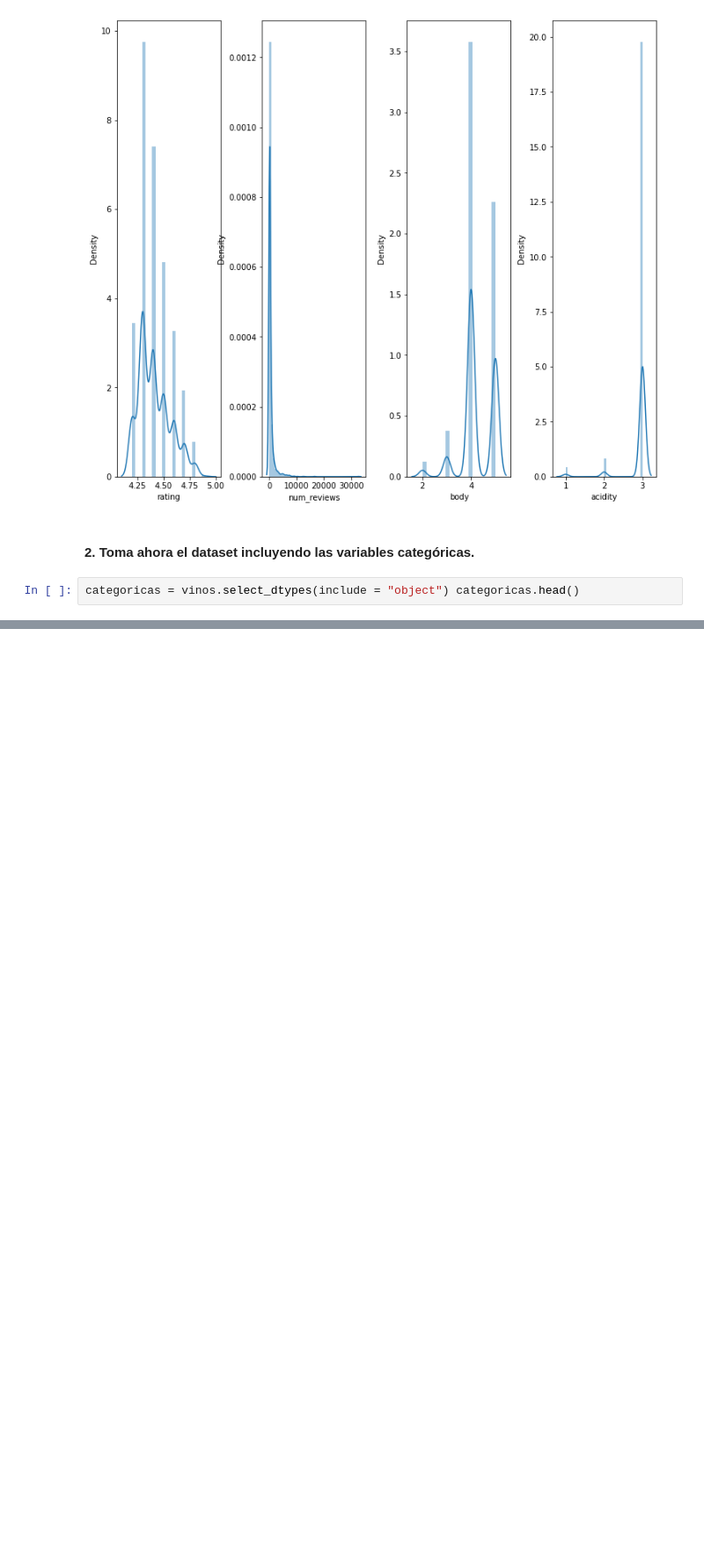
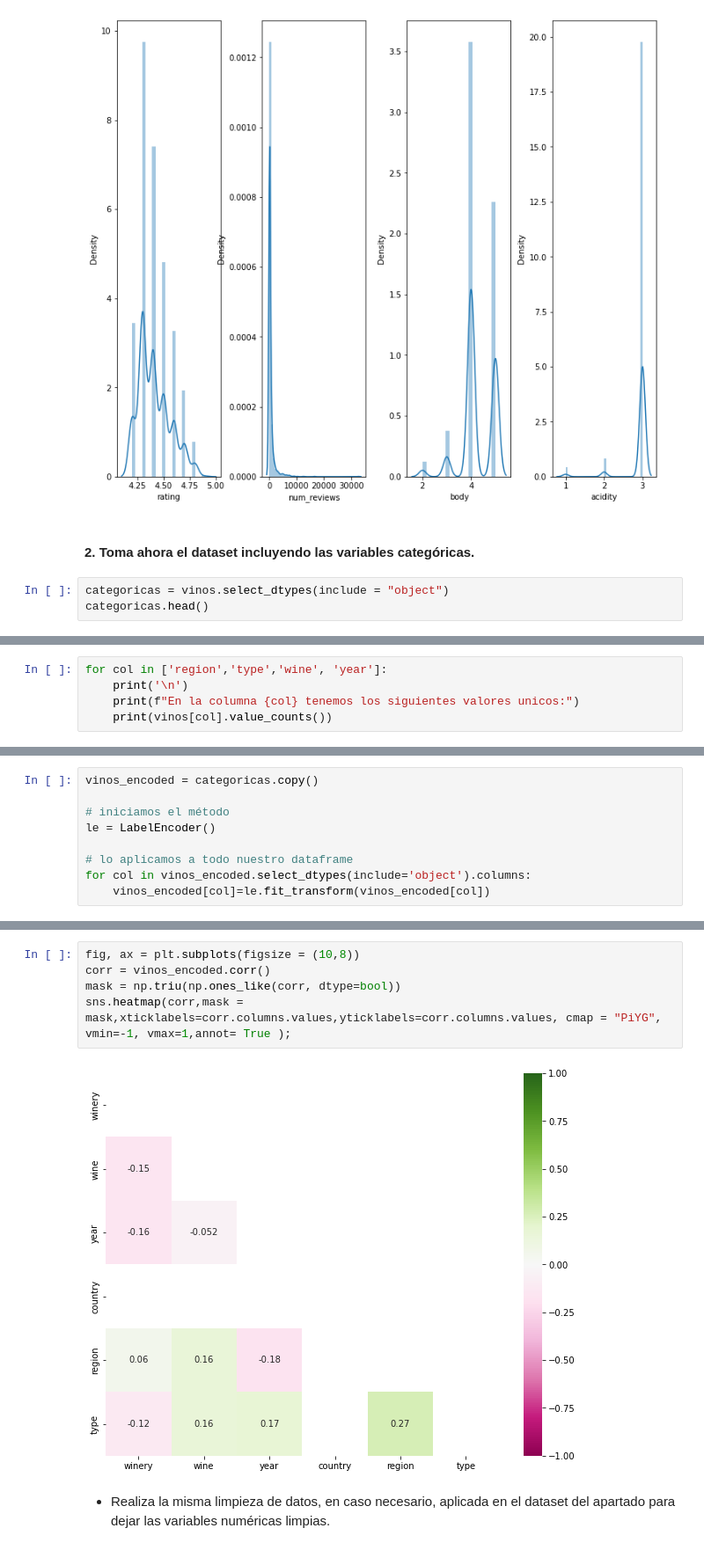
Before and after one commit to Adalab/DA-promo-A-module-3-pairprog-1-pair-3-Olivia-Laura, a Jupyter notebook: REGRESION/REGRESION_LINEAL_3/pair_regresion_3.ipynb, the cells around one changed output, grey strips where cells are left out. Shown at 88% size. Cells and saved outputs as stored; diff of their text form; blank space fills up the shorter version.

```diff
--- a/REGRESION/REGRESION_LINEAL_3/pair_regresion_3.ipynb
+++ b/REGRESION/REGRESION_LINEAL_3/pair_regresion_3.ipynb
@@ -207,5 +210,6 @@ for idx, value in enumerate(data_plot.columns):
 # %% [markdown]
 #### 2. Toma ahora el dataset incluyendo las variables categóricas.
 # %%
-categoricas = vinos.select_dtypes(include = "object") categoricas.head()
+categoricas = vinos.select_dtypes(include = "object")
+categoricas.head()
 # %% [output]
@@ -212,0 +224,5 @@ SyntaxError: invalid syntax (4095020788.py, line 1)
+# %%
+for col in ['region','type','wine', 'year']:
+    print('\n')
+    print(f"En la columna {col} tenemos los siguientes valores unicos:")
+    print(vinos[col].value_counts())
@@ -212,0 +262,9 @@ SyntaxError: invalid syntax (4095020788.py, line 1)
+# %%
+vinos_encoded = categoricas.copy()
+
+# iniciamos el método
+le = LabelEncoder()
+
+# lo aplicamos a todo nuestro dataframe
+for col in vinos_encoded.select_dtypes(include='object').columns:
+    vinos_encoded[col]=le.fit_transform(vinos_encoded[col])
@@ -212,0 +280,9 @@ SyntaxError: invalid syntax (4095020788.py, line 1)
+# %%
+fig, ax = plt.subplots(figsize = (10,8))
+corr = vinos_encoded.corr()
+mask = np.triu(np.ones_like(corr, dtype=bool))
+sns.heatmap(corr,mask = mask,xticklabels=corr.columns.values,yticklabels=corr.columns.values, cmap = "PiYG", vmin=-1, vmax=1,annot= True );
+# %% [output]
+[figure, added]
+# %% [markdown]
+ - Realiza la misma limpieza de datos, en caso necesario, aplicada en el dataset del apartado para dejar las variables numéricas limpias.
```
Also changed, not shown: parts of 13 cells of this notebook.
